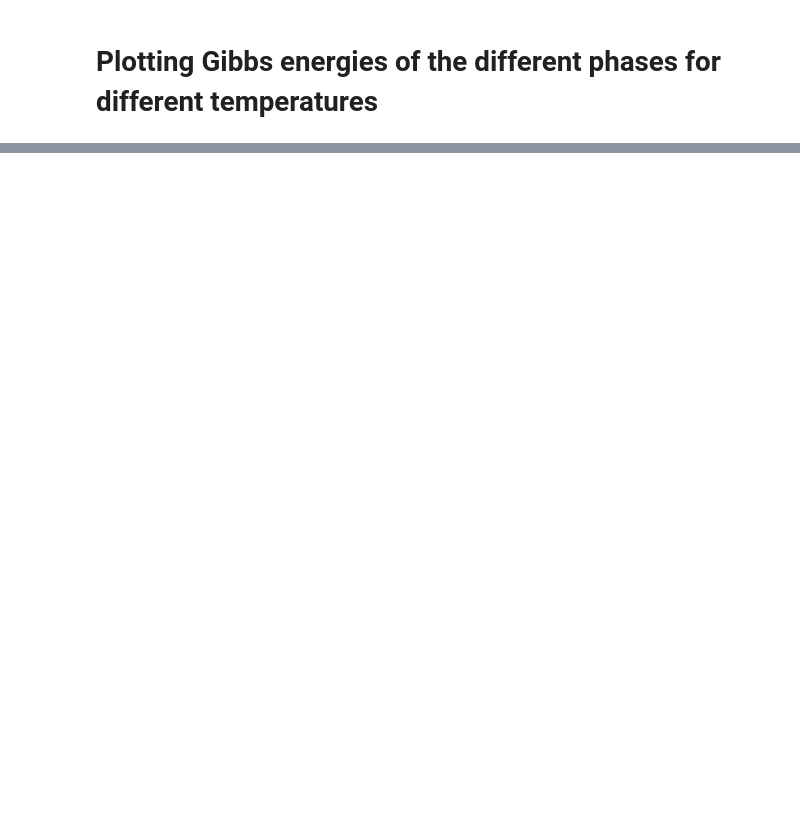
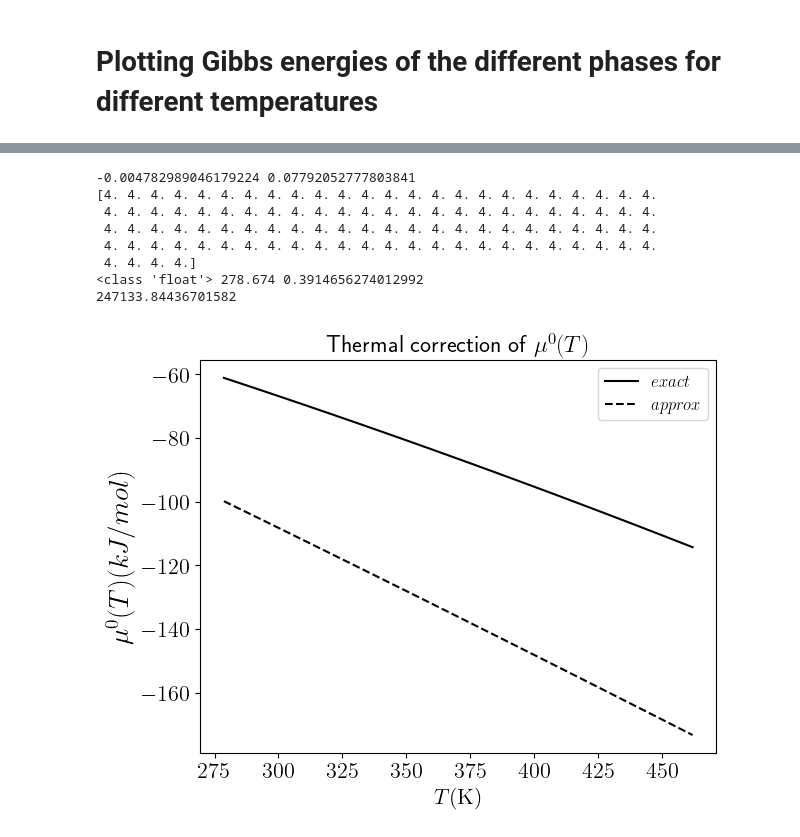
Before and after one commit to emartineznunez/LV_phase_diagrams, a Jupyter notebook: Phase_diagram_pure.ipynb, the cells around one changed output, grey strips where cells are left out. Drawn from its saved outputs; the diff is of its cells as text; code cells hidden in the pictures; blank space fills up the shorter version.

```diff
--- a/Phase_diagram_pure.ipynb
+++ b/Phase_diagram_pure.ipynb
@@ -681,2 +656,66 @@ print(- R * temp * np.log( q_t ))
+# %%
+#@title Partition functions
+
+from scipy import stats
+
+x = np.linspace(0.05,0.1,10)
+c_v = (1 / x) ** 2 * ( np.exp(-(1/2/x) ) / (1 - np.exp (-1 / x) ) ) ** 2
+
+res = stats.linregress(x,c_v)
+#print(res.intercept, res.slope)
+a = res.intercept
+b = res.slope
+
+print(a,b)
+nu_vib = np.zeros(100)
+if nat_A > 1:
+  nu_rot = 3 - int(lin_A[0])
+  for freq in freqA:
+    tita = h * c * 1.e2 * float(freq) / k_B
+    for i,ele in enumerate(T1):
+      x = ele / tita
+      dum = a + b * x
+      if dum <0 : dum = 0
+      if dum >1 : dum = 1
+#      nu_vib[i] += dum
+else:
+  nu_rot = 0
+
+
+nu = (5 + nu_rot + 2 * nu_vib) / 2
+
+print (nu)
+plt.plot(T1,corr,'-',color='black', label='$exact$')
+Sref = S_m_0(TtA,float(mA[0]),float(AA[0]),float(BA[0]),float(CA[0]),float(lin_A[0]),nat_A,float(sigmaA[0]),*freqA)
+
+print(type(TtA), TtA, Sref)
+diff = 0
+for i,ele in enumerate(T1):
+  true = float(corr[i])
+  appr = R * ele * (nu[i] - np.log(ele ** nu[i] /TtA ** nu[i])) - ele * Sref
+  diff += (true-appr) ** 2
+print(diff)
+
+plt.plot(T1,R*T1*(nu-np.log(T1**nu/TtA**nu))-T1*Sref,'--',color='black', label='$approx$')
+plt.ylabel(r'$\mu^0(T) (kJ/mol)$',fontsize=20)
+plt.xlabel(r'$T(\mathrm{K})$',fontsize=16)
+plt.legend(fontsize=12)
+#plt.xlim(cot,cot2)
+plt.xticks(fontsize=16)
+plt.yticks(fontsize=16)
+#plt.axvline(x=tcross,color='black',ls='--')
+plt.tight_layout()
+plt.title('Thermal correction of $\mu^0(T)$', fontsize=17)
+plt.show()
+# %% [output]
+-0.004782989046179224 0.07792052777803841
+[4. 4. 4. 4. 4. 4. 4. 4. 4. 4. 4. 4. 4. 4. 4. 4. 4. 4. 4. 4. 4. 4. 4. 4.
+ 4. 4. 4. 4. 4. 4. 4. 4. 4. 4. 4. 4. 4. 4. 4. 4. 4. 4. 4. 4. 4. 4. 4. 4.
+ 4. 4. 4. 4. 4. 4. 4. 4. 4. 4. 4. 4. 4. 4. 4. 4. 4. 4. 4. 4. 4. 4. 4. 4.
+ 4. 4. 4. 4. 4. 4. 4. 4. 4. 4. 4. 4. 4. 4. 4. 4. 4. 4. 4. 4. 4. 4. 4. 4.
+ 4. 4. 4. 4.]
+<class 'float'> 278.674 0.3914656274012992
+247133.84436701582
+[figure, added]
 # %%
 #@title heat capacity as a function of freqs
```
Also changed, not shown: parts of 8 cells of this notebook.
